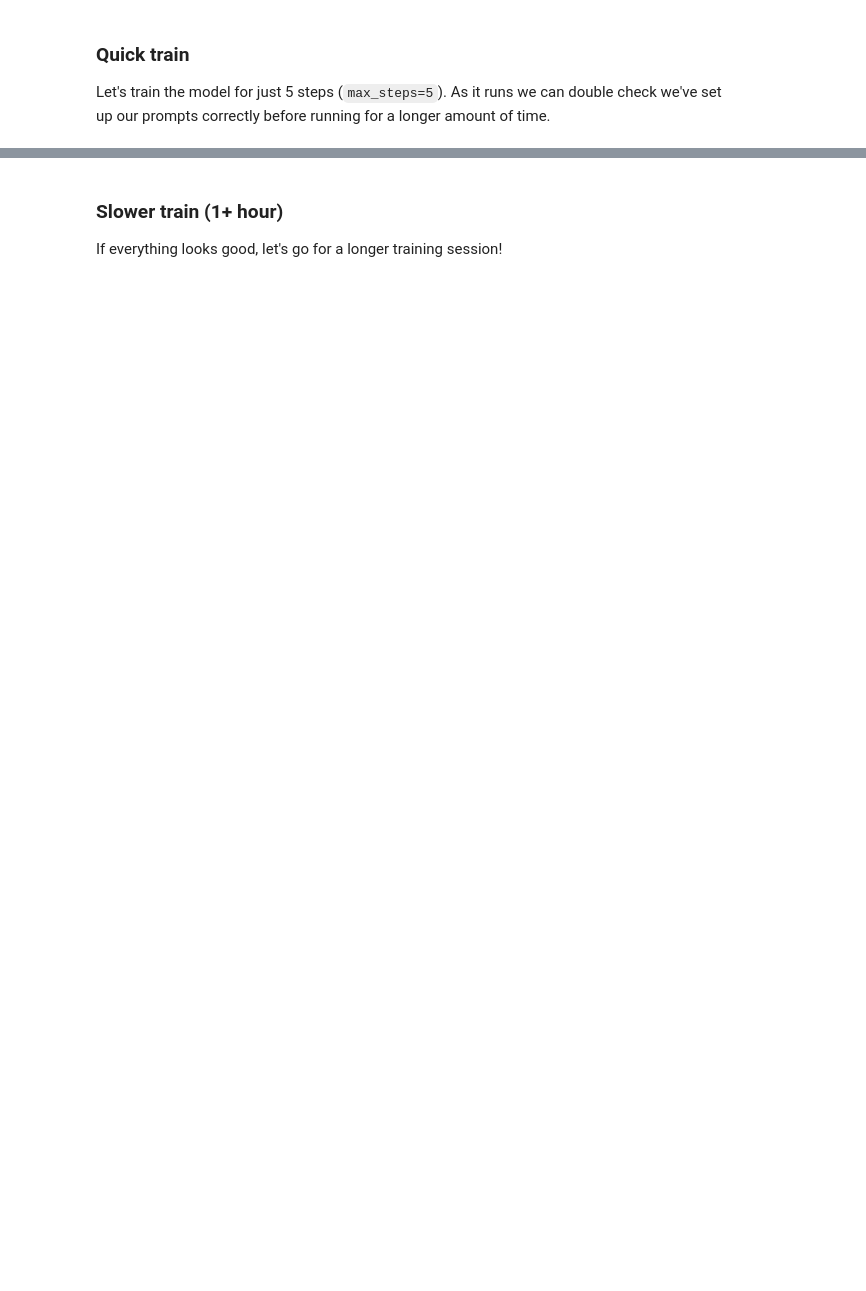
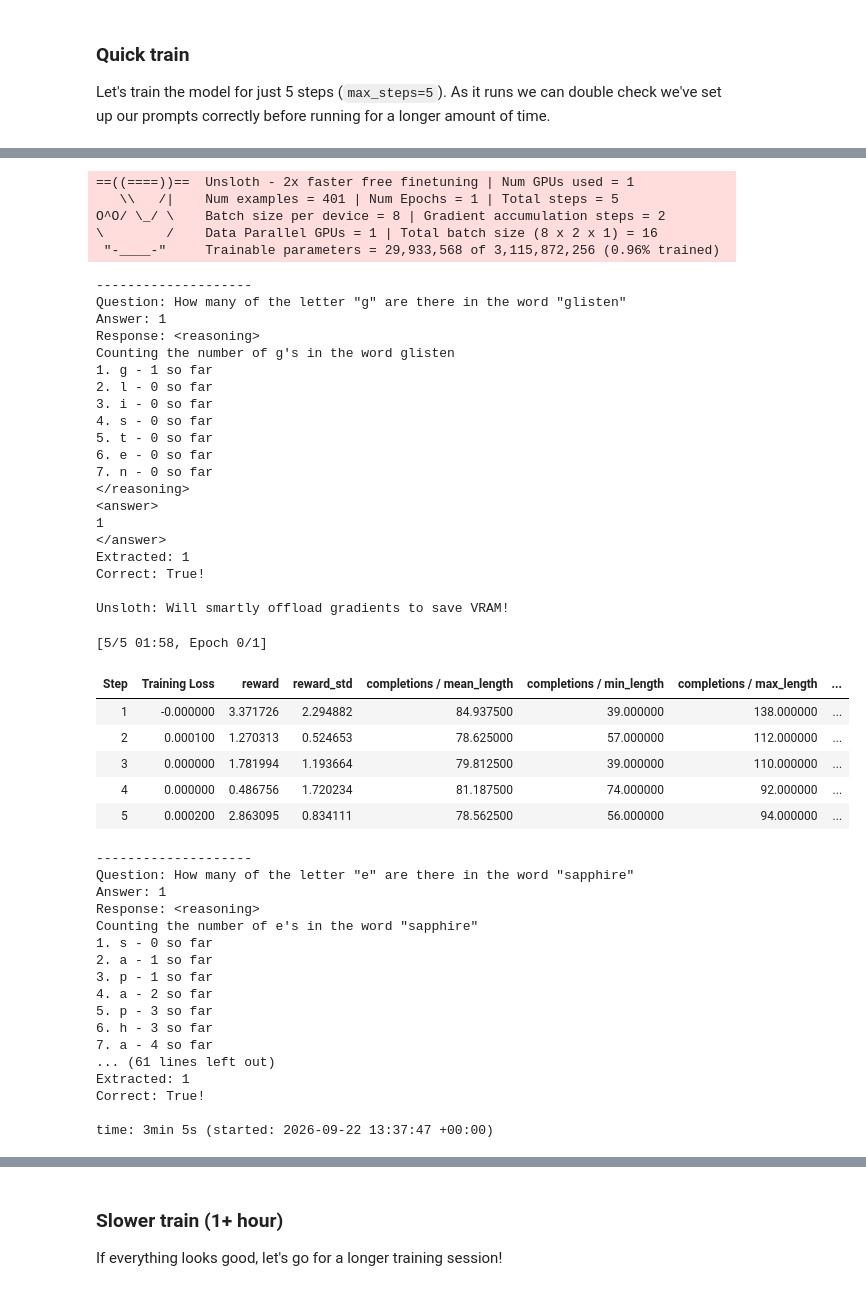
Before and after one commit to ayswarjya009/udacity-genai-project, a Jupyter notebook: gen_ai_fundamentals_project_starter.ipynb, the cells around one changed output, grey strips where cells are left out. Saved outputs shown, nothing was run; the diff lists cells and outputs as text; code cells hidden in the pictures; blank space fills up the shorter version.

```diff
--- a/gen_ai_fundamentals_project_starter.ipynb
+++ b/gen_ai_fundamentals_project_starter.ipynb
@@ -1755,3 +1177,79 @@ time: 1min 39s (started: 2026-09-22 10:37:03 +00:00)
+# %%
+# Convergence check run (longer than smoke test) to verify correctness reward is climbing.
+# Run this before the plotting cell below.
+from trl import GRPOConfig, GRPOTrainer
+
+convergence_check_params = {
+    **COMMON_GRPO_TRAINING_PARAMS,
+    # Override for faster convergence signal on correctness reward.
+    "learning_rate": 1e-5,
+    "beta": 0.02,
+    "gradient_accumulation_steps": 2,
+    "temperature": 0.6,
+    "top_p": 0.9,
+    # Enough steps to see reward trajectory, but much shorter than the full run.
+    "max_steps": 5,
+}
+
+training_args = GRPOConfig(**convergence_check_params)
+trainer = GRPOTrainer(
+    model=model,
+    processing_class=tokenizer,
+    reward_funcs=REWARD_FUNCS,
+    args=training_args,
+    train_dataset=ds,
+)
+trainer_res = trainer.train()
+# %% [output]
+==((====))==  Unsloth - 2x faster free finetuning | Num GPUs used = 1
+   \\   /|    Num examples = 401 | Num Epochs = 1 | Total steps = 5
+O^O/ \_/ \    Batch size per device = 8 | Gradient accumulation steps = 2
+\        /    Data Parallel GPUs = 1 | Total batch size (8 x 2 x 1) = 16
+ "-____-"     Trainable parameters = 29,933,568 of 3,115,872,256 (0.96% trained)
+--------------------
+Question: How many of the letter "g" are there in the word "glisten"
+Answer: 1
+Response: <reasoning>
+Counting the number of g's in the word glisten
+1. g - 1 so far
+2. l - 0 so far
+3. i - 0 so far
+4. s - 0 so far
+5. t - 0 so far
+6. e - 0 so far
+7. n - 0 so far
+</reasoning>
+<answer>
+1
+</answer>
+Extracted: 1
+Correct: True!
+
+Unsloth: Will smartly offload gradients to save VRAM!
+[5/5 01:58, Epoch 0/1]
+| Step | Training Loss | reward | reward_std | completions / mean_length | completions / min_length | completions / max_length | ... |
+| 1 | -0.000000 | 3.371726 | 2.294882 | 84.937500 | 39.000000 | 138.000000 | ... |
+| 2 | 0.000100 | 1.270313 | 0.524653 | 78.625000 | 57.000000 | 112.000000 | ... |
+| 3 | 0.000000 | 1.781994 | 1.193664 | 79.812500 | 39.000000 | 110.000000 | ... |
+| 4 | 0.000000 | 0.486756 | 1.720234 | 81.187500 | 74.000000 | 92.000000 | ... |
+| 5 | 0.000200 | 2.863095 | 0.834111 | 78.562500 | 56.000000 | 94.000000 | ... |
+--------------------
+Question: How many of the letter "e" are there in the word "sapphire"
+Answer: 1
+Response: <reasoning>
+Counting the number of e's in the word "sapphire"
+1. s - 0 so far
+2. a - 1 so far
+3. p - 1 so far
+4. a - 2 so far
+5. p - 3 so far
+6. h - 3 so far
+7. a - 4 so far
+... (61 lines left out)
+Extracted: 1
+Correct: True!
+
+time: 3min 5s (started: 2026-09-22 13:37:47 +00:00)
 # %%
 # Show the total (sum) of the rewards as well as the correct_answer_reward_func (means with in the batch)
 # No changes needed in this cell
```
Also changed, not shown: parts of 26 cells of this notebook.
